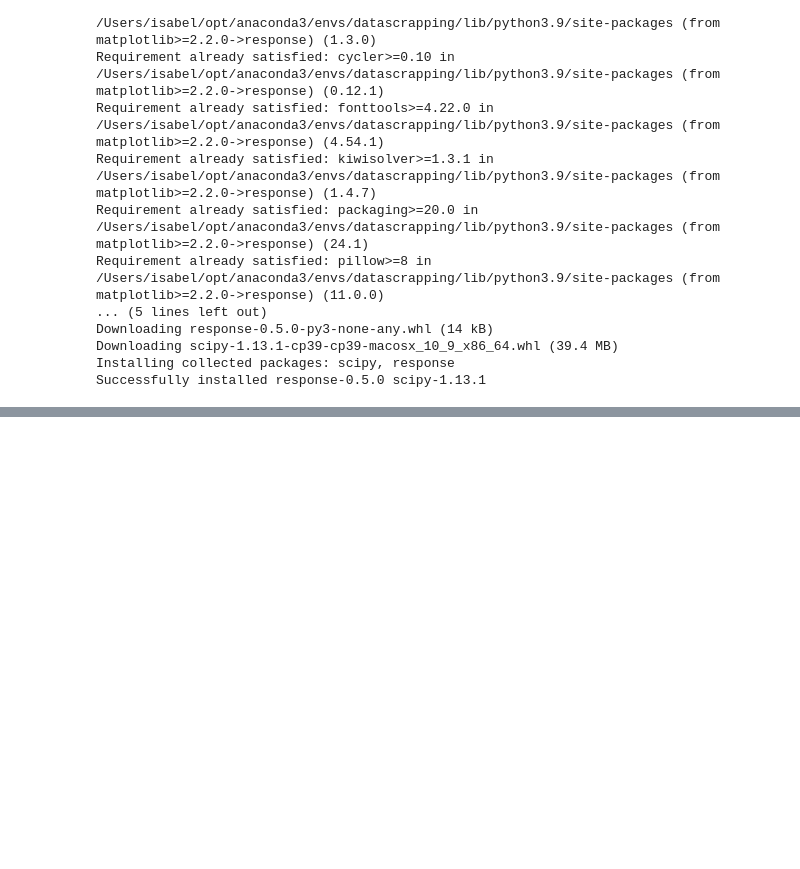
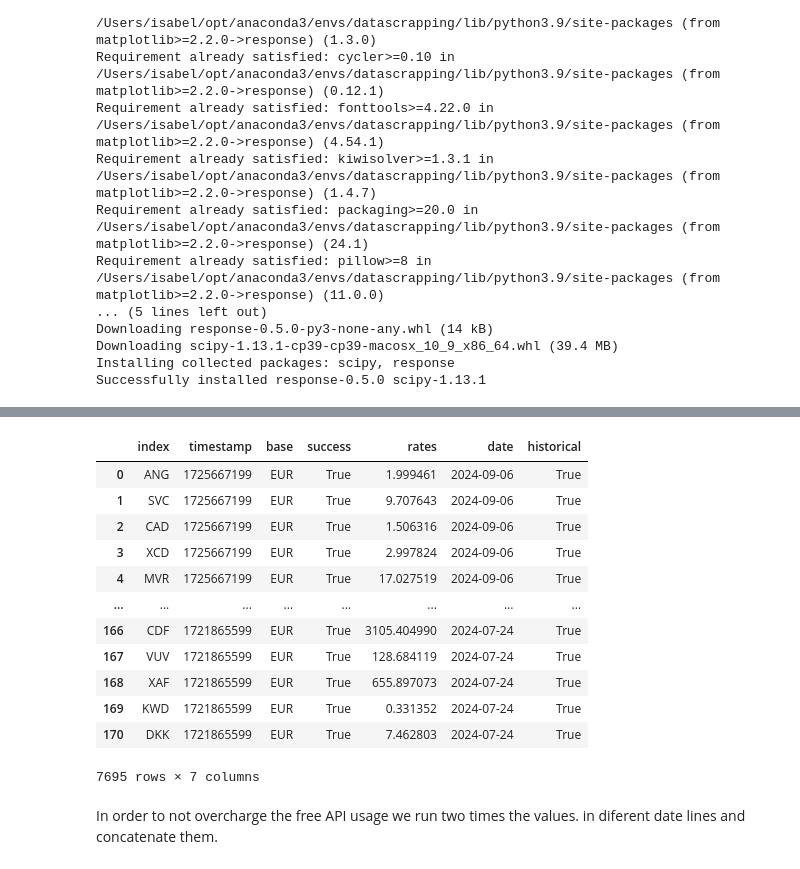
Before and after one commit to shadzic/ESMT_2024_DataScraping_Students, a Jupyter notebook: testing_currency.ipynb, the cells around one changed output, grey strips where cells are left out. Drawn from its saved outputs; the diff is of its cells as text; code cells hidden in the pictures; blank space fills up the shorter version.

```diff
--- a/testing_currency.ipynb
+++ b/testing_currency.ipynb
@@ -59,0 +34,32 @@ exchange_rates[exchange_rates['index']== 'BRL']
+# %%
+# Set the connection to the api
+conn = http.client.HTTPSConnection("currency-conversion-and-exchange-rates.p.rapidapi.com")
+
+# Set the header required for each API call
+headers = {
+    'x-rapidapi-key': "ddfde50cd1mshe28434f212e78bap142fa2jsn0423e3ebd2b4",
+    'x-rapidapi-host': "currency-conversion-and-exchange-rates.p.rapidapi.com"
+}
+
+# Set a list of all of the dates that we want to check
+l_dates = ["2024-07-24", "2024-07-25", "2024-07-26", "2024-07-27", "2024-07-28", "2024-07-29",
+           "2024-07-30", "2024-07-31", "2024-08-01", "2024-08-02", "2024-08-03", "2024-08-04",
+           "2024-08-05", "2024-08-06", "2024-08-07", "2024-08-08", "2024-08-09", "2024-08-10",
+           "2024-08-11", "2024-08-12", "2024-08-13", "2024-08-14", "2024-08-15", "2024-08-16",
+           "2024-08-17", "2024-08-18", "2024-08-19", "2024-08-20", "2024-08-21", "2024-08-22",
+           "2024-08-23", "2024-08-24", "2024-08-25", "2024-08-26", "2024-08-27", "2024-08-28",
+           "2024-08-29", "2024-08-30", "2024-08-31", "2024-09-01", "2024-09-02", "2024-09-03",
+           "2024-09-04", "2024-09-05", "2024-09-06"]
+df_full = pd.DataFrame()
+for date_to_get in l_dates:
+    conn.request("GET", "/"+date_to_get+"?from=EUR&to=COP%2CBRL", headers=headers)
+
+    res = conn.getresponse()
+    data = res.read()
+
+    print(data.decode("utf-8"))
+    dict_resp = json.loads(data.decode("utf-8"))
+    exchange_rates = pd.DataFrame.from_dict(dict_resp)
+    exchange_rates.reset_index(inplace=True)
+
+    df_full = pd.concat([exchange_rates, df_full])
@@ -59,0 +84,16 @@ exchange_rates[exchange_rates['index']== 'BRL']
+# %%
+df_full
+# %% [output]
+|  | index | timestamp | base | success | rates | date | historical |
+| 0 | ANG | 1725667199 | EUR | True | 1.999461 | 2024-09-06 | True |
+| 1 | SVC | 1725667199 | EUR | True | 9.707643 | 2024-09-06 | True |
+| 2 | CAD | 1725667199 | EUR | True | 1.506316 | 2024-09-06 | True |
+| 3 | XCD | 1725667199 | EUR | True | 2.997824 | 2024-09-06 | True |
+| 4 | MVR | 1725667199 | EUR | True | 17.027519 | 2024-09-06 | True |
+| ... | ... | ... | ... | ... | ... | ... | ... |
+| 166 | CDF | 1721865599 | EUR | True | 3105.404990 | 2024-07-24 | True |
+| 167 | VUV | 1721865599 | EUR | True | 128.684119 | 2024-07-24 | True |
+| 168 | XAF | 1721865599 | EUR | True | 655.897073 | 2024-07-24 | True |
+| 169 | KWD | 1721865599 | EUR | True | 0.331352 | 2024-07-24 | True |
+| 170 | DKK | 1721865599 | EUR | True | 7.462803 | 2024-07-24 | True |
+7695 rows × 7 columns
@@ -59,0 +103,2 @@ exchange_rates[exchange_rates['index']== 'BRL']
+# %% [markdown]
+In order to not overcharge the free API usage we run two times the values. in diferent date lines and concatenate them.
```
Also changed, not shown: parts of 18 cells of this notebook, 2 other files.
